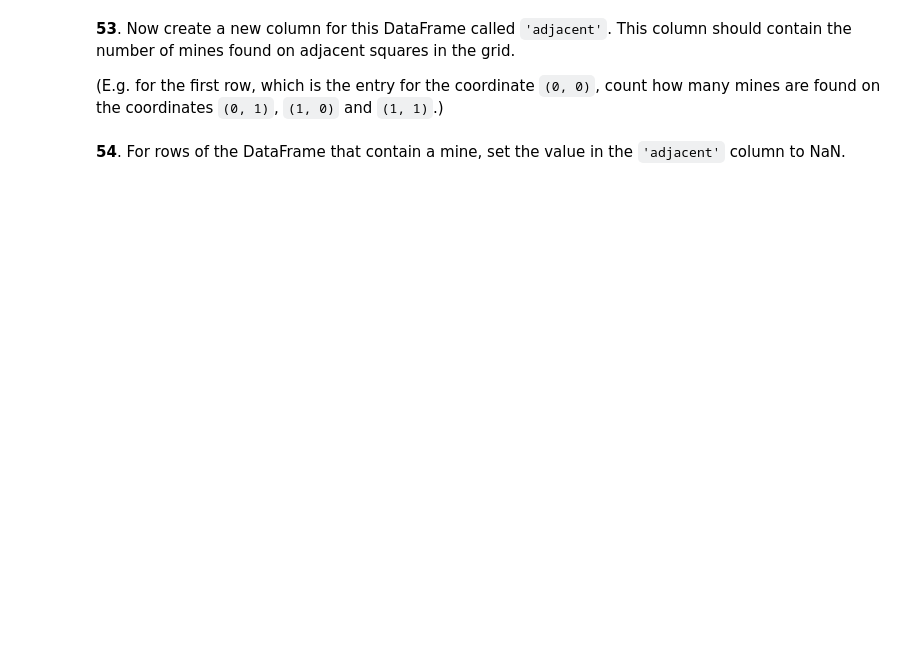
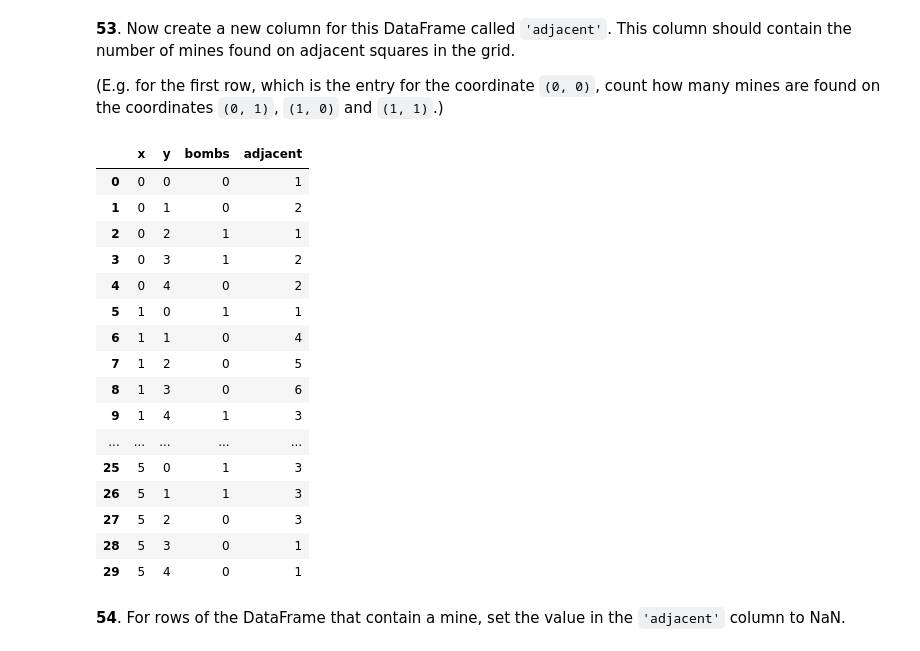
Before and after one commit to julam9/100-Pandas-Puzzles-with-Answers, a Jupyter notebook: 100-pandas-puzzles.ipynb, the cells around one changed output. Cells and saved outputs as stored; diff of their text form; code cells hidden in the pictures; blank space fills up the shorter version.

```diff
--- a/100-pandas-puzzles.ipynb
+++ b/100-pandas-puzzles.ipynb
@@ -1033,7 +1033,39 @@ df51
 **53**. Now create a new column for this DataFrame called `'adjacent'`. This column should contain the number of mines found on adjacent squares in the grid.
 
 (E.g. for the first row, which is the entry for the coordinate `(0, 0)`, count how many mines are found on the coordinates `(0, 1)`, `(1, 0)` and `(1, 1)`.)
-# %%
-df51['adjacent'] =
+# %%
+def mine_calculator_adjacent(row, df):
+    x, y = row['x'], row['y']
+    # get adjacent coordinate(s) for each coordinate
+    adjacent_ = [(x+i, y+j) for i in [-1, 0, 1] for j in [-1, 0, 1] if (i,j) != (0, 0)]
+    # count the mine(s) in adjacent coordinate(s)
+    mine_count = 0
+    for adj_x, adj_y in adjacent_:
+        mine_count += df[(df['x'] == adj_x) & (df['y'] == adj_y) & (df['bombs'] == 1)].shape[0]
+
+    return mine_count
+
+# apply the function to the dataframe
+df51['adjacent'] = df51.apply(mine_calculator_adjacent, axis=1, args=(df51, ))
+
+df51
+# %% [output]
+|  | x | y | bombs | adjacent |
+| 0 | 0 | 0 | 0 | 1 |
+| 1 | 0 | 1 | 0 | 2 |
+| 2 | 0 | 2 | 1 | 1 |
+| 3 | 0 | 3 | 1 | 2 |
+| 4 | 0 | 4 | 0 | 2 |
+| 5 | 1 | 0 | 1 | 1 |
+| 6 | 1 | 1 | 0 | 4 |
+| 7 | 1 | 2 | 0 | 5 |
+| 8 | 1 | 3 | 0 | 6 |
+| 9 | 1 | 4 | 1 | 3 |
+| ... | ... | ... | ... | ... |
+| 25 | 5 | 0 | 1 | 3 |
+| 26 | 5 | 1 | 1 | 3 |
+| 27 | 5 | 2 | 0 | 3 |
+| 28 | 5 | 3 | 0 | 1 |
+| 29 | 5 | 4 | 0 | 1 |
 # %% [markdown]
 **54**. For rows of the DataFrame that contain a mine, set the value in the `'adjacent'` column to NaN.
```
Also changed, not shown: parts of 3 cells of this notebook.
